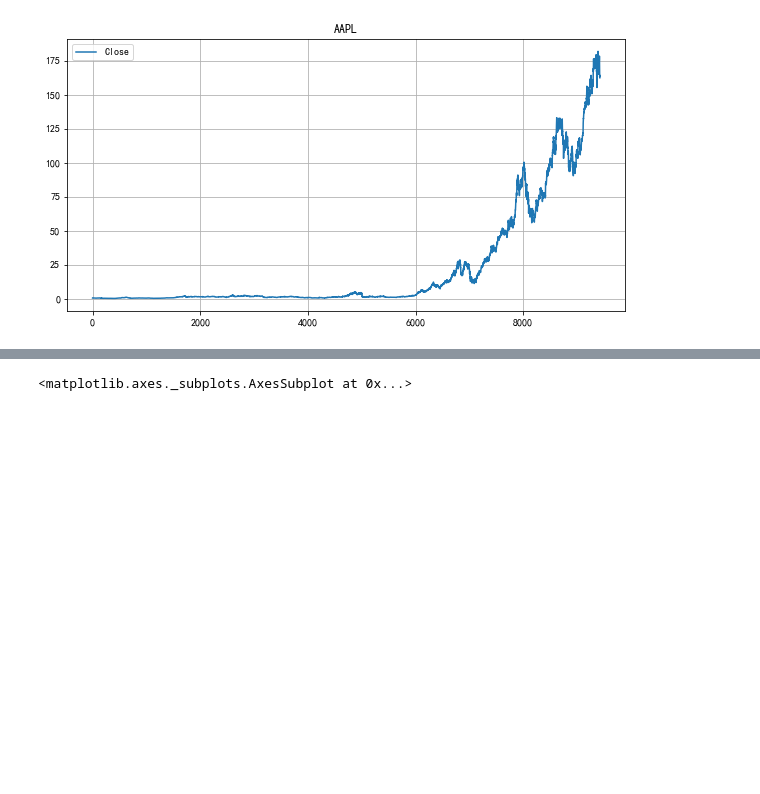
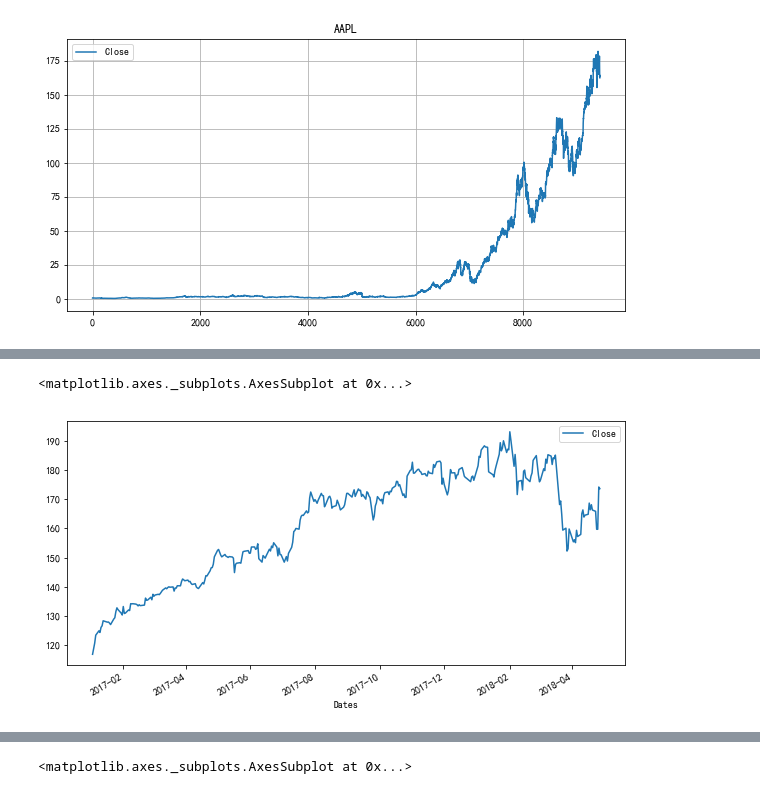
Before and after one commit to ywchiu/tibamepy, a Jupyter notebook: Demo20180428.ipynb, the cells around one changed output, grey strips where cells are left out. Drawn from its saved outputs; the diff is of its cells as text; code cells hidden in the pictures; blank space fills up the shorter version.

```diff
--- a/Demo20180428.ipynb
+++ b/Demo20180428.ipynb
@@ -461,0 +484,5 @@ Populating the interactive namespace from numpy and matplotlib
+# %%
+stock.plot(x = 'Dates', y = 'Close', kind = 'line', figsize=[10,5])
+# %% [output]
+<matplotlib.axes._subplots.AxesSubplot at 0x...>
+[figure, added]
```
Also changed, not shown: parts of 24 cells of this notebook.
